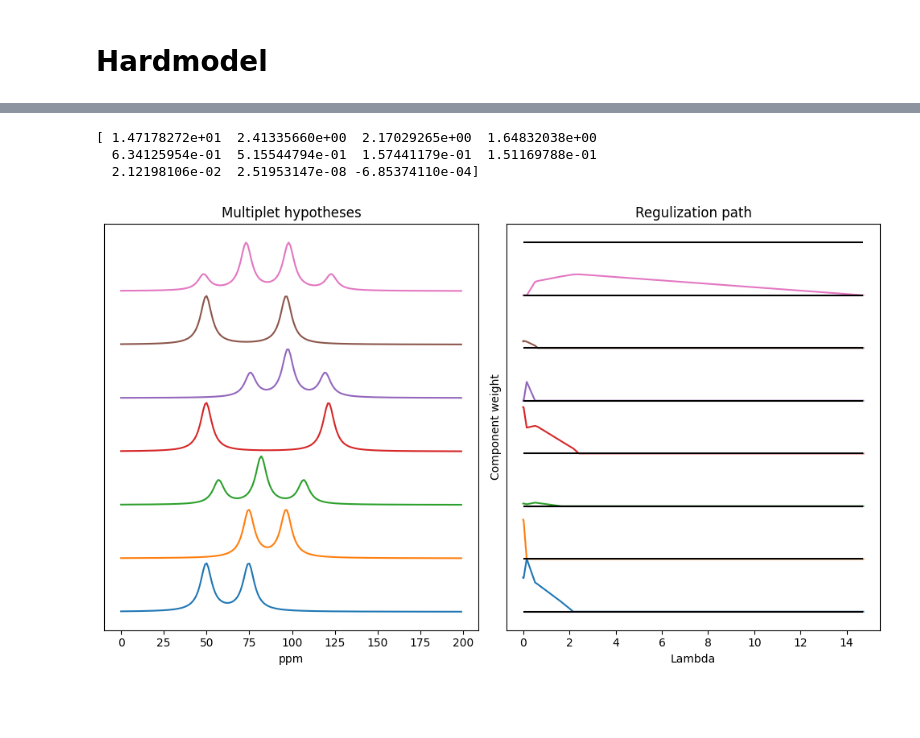
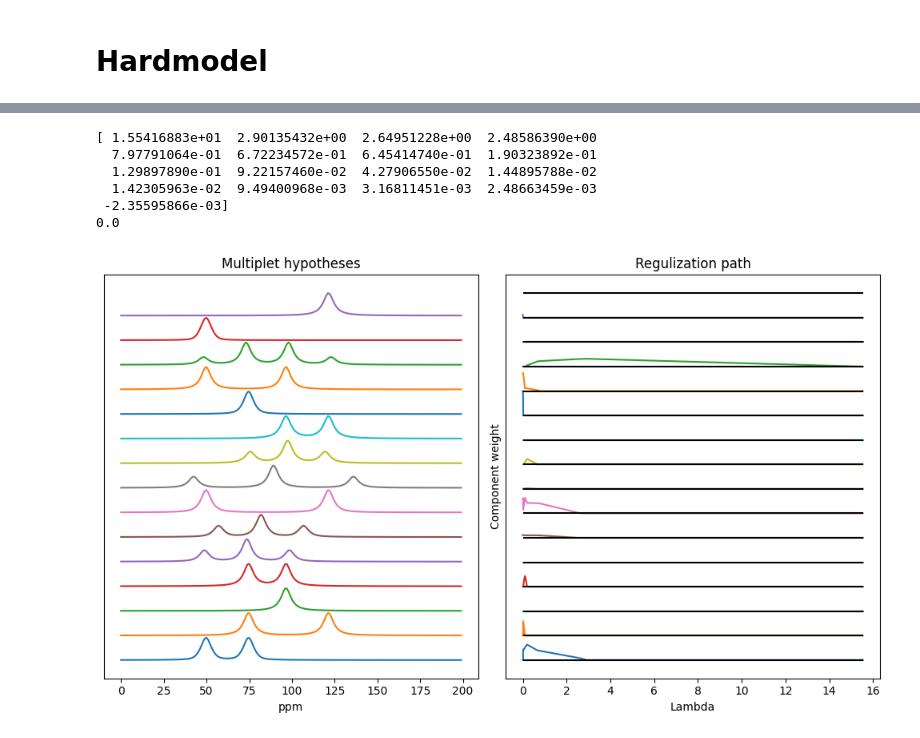
Before and after one commit to LucasEmcken/Bachelorprojekt, a Jupyter notebook: wine_experiment.ipynb, the cells around one changed output, grey strips where cells are left out. Saved outputs shown, nothing was run; the diff lists cells and outputs as text; code cells hidden in the pictures; blank space fills up the shorter version.

```diff
--- a/wine_experiment.ipynb
+++ b/wine_experiment.ipynb
@@ -112,16 +115,15 @@ lambda_axis = []
 C_path = []
 
 for i in range(len(H_est)):
-    means, sigmas, n = single_fit(H_est[i], min_height=0.5, min_sigma=1)
+    means, sigmas, n = single_fit(H_est[i], min_height=0.5, min_sigma=1, lr=0.1)
     #diff_matrix = calc_difference_matrix(sigmas)
     print("HERER ARE THE SINGLE FITS SIGMAS")
     print(sigmas)
-    sigmas = np.array([4,4,4,4])
     diff_matrix = calc_difference_matrix(np.ones((len(sigmas))))
     hypothesis = peak_hypothesis(diff_matrix, cutoff=10/100)
     hardmodel = Hard_Model(H_est[i], hypothesis, means, sigmas, n, lr=10, alpha = 1e-3, factor=1, patience=1, min_imp=0.01)
 
-    W, C, running_loss, path, lambdas = hardmodel.fit(verbose=True, return_loss=True)
+    W, C, running_loss, path, lambdas = hardmodel.fit(verbose=True, return_loss=True, threshold=0.3)
     reg_paths.append(path)
     lambda_axis.append(lambdas)
     C_path.append(C)
@@ -190,6 +187,11 @@ for i in range(len(reg_paths)):
     lambdas = lambda_axis[i]
     print(lambdas[0])
     C = C_path[i]
+
+    plt.plot(C[9])
+    plt.show()
+    plt.plot(C[9])
+    plt.show()
 
     fig = plt.figure(figsize=(10, 6))
     # Create a gridspec object with 2 rows and 3 columns
@@ -211,38 +213,41 @@ for i in range(len(reg_paths)):
 
     ax1.tick_params(left = False, labelleft = False)
     ax2.tick_params(left = False, labelleft = False)
 
     ymax = 1.1
     # for j, vec in enumerate(C):
     #     ymax = max(ymax,(C[j]/max(C[j])).max())
 
-    cutoff = [0]*5
+    cutoff = [0]
 
     yoffset = ymax
     t = 0
     for j, vec in enumerate(C):
-        if any(path[0][j] > cutoff[i]):
+        if any(path[0][j] >= cutoff[i]):
             ax1.plot(x,vec/max(vec)+yoffset*t)
             t += 1
-
+    print(path[0].min())
 
     ymax = path[0].max()
     yoffset = ymax
     t = 0
     for j, vec in enumerate(C):
-        if any(path[0][j] > cutoff[i]):
+        if any(path[0][j] >= cutoff[i]):
             ax2.plot(lambdas[0],path[0][j]+yoffset*t)
             ax2.hlines(yoffset*t,lambdas[0][-1],lambdas[0][0], color="k")
             t +=1
     ax2.hlines(yoffset*t,lambdas[0][-1],lambdas[0][0], color="k")
 
     #plt.title("Hardmodelled component regulization path")
     #plt.plot(lambdas[0], reg_paths[i][0].T)
     # plt.savefig("fig"+str(i)+"_path")
     plt.tight_layout()
     plt.show()
 # %% [output]
-[ 1.47178272e+01  2.41335660e+00  2.17029265e+00  1.64832038e+00
-  6.34125954e-01  5.15544794e-01  1.57441179e-01  1.51169788e-01
-  2.12198106e-02  2.51953147e-08 -6.85374110e-04]
+[ 1.55416883e+01  2.90135432e+00  2.64951228e+00  2.48586390e+00
+  7.97791064e-01  6.72234572e-01  6.45414740e-01  1.90323892e-01
+  1.29897890e-01  9.22157460e-02  4.27906550e-02  1.44895788e-02
+  1.42305963e-02  9.49400968e-03  3.16811451e-03  2.48663459e-03
+ -2.35595866e-03]
+0.0
-[figure, old version]
+[figure, new version]
```
Also changed, not shown: parts of 4 cells of this notebook.
